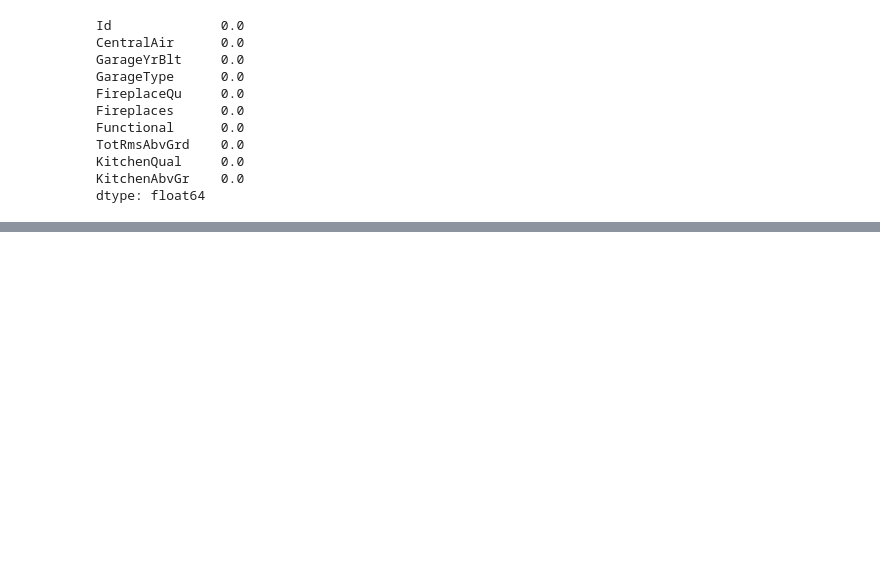
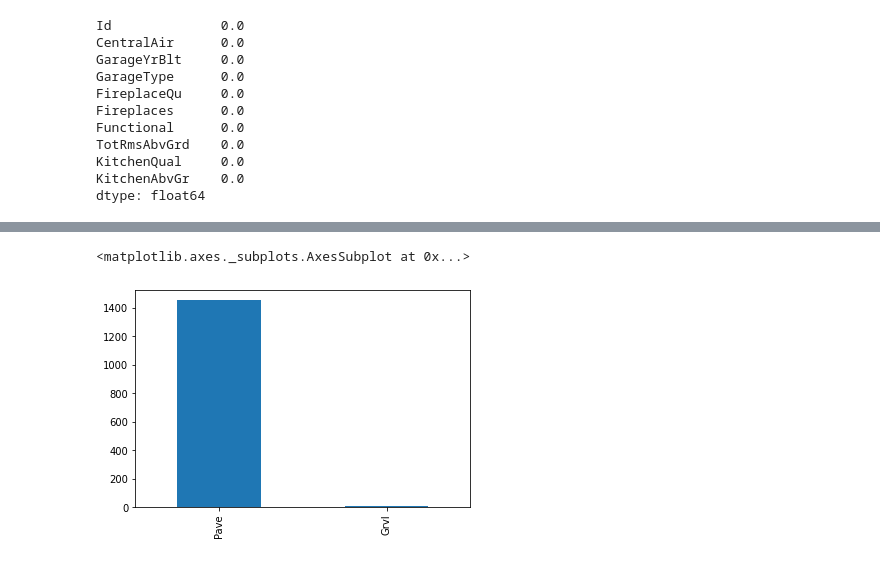
Before and after one commit to sandeshsk12/housing_price, a Jupyter notebook: housing_price.ipynb, the cells around one changed output, grey strips where cells are left out. Saved outputs shown, nothing was run; the diff lists cells and outputs as text; code cells hidden in the pictures; blank space fills up the shorter version.

```diff
--- a/housing_price.ipynb
+++ b/housing_price.ipynb
@@ -355,0 +357,5 @@ dtype: bool
+# %%
+data['Street'].value_counts().plot(kind='bar')
+# %% [output]
+<matplotlib.axes._subplots.AxesSubplot at 0x...>
+[figure, added]
```
Also changed, not shown: parts of 16 cells of this notebook.
